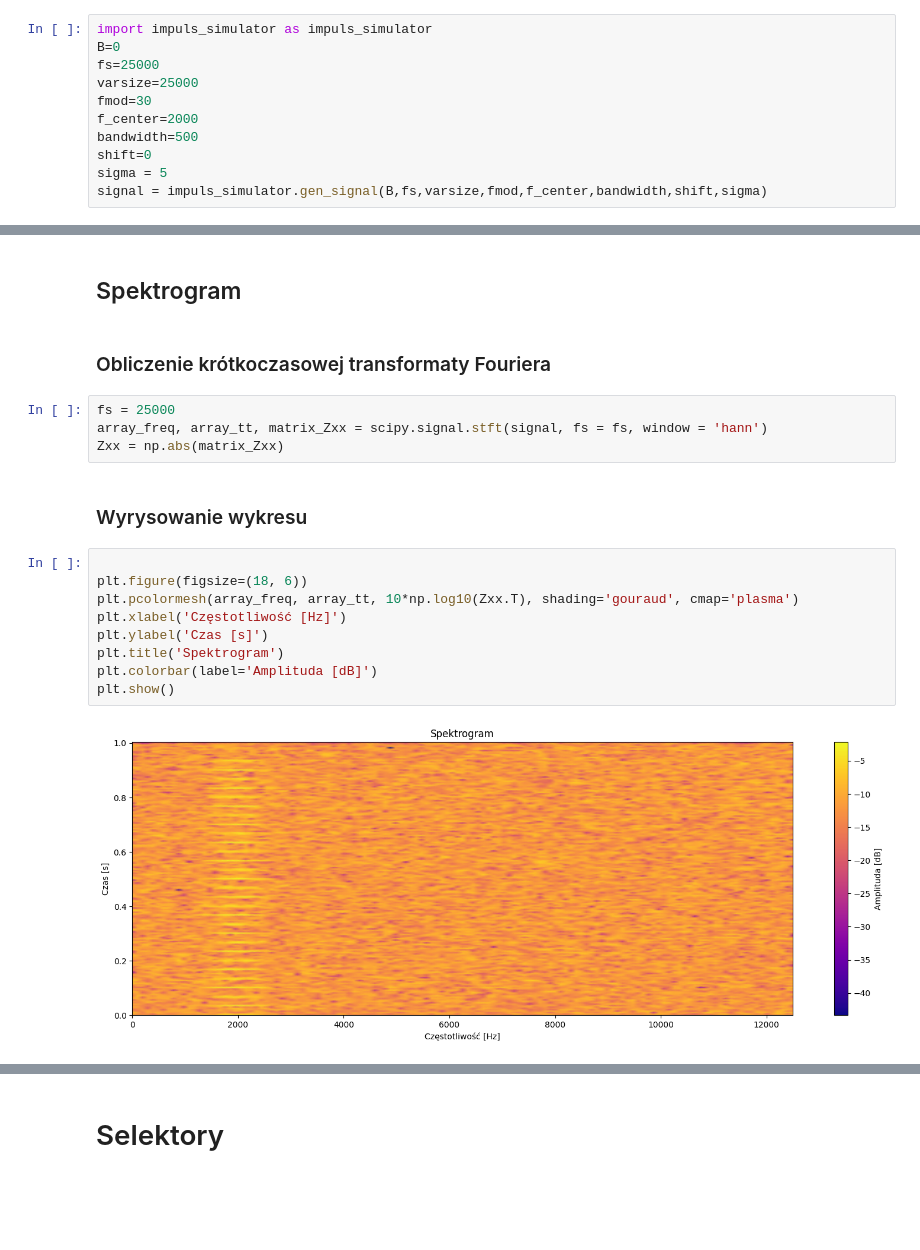
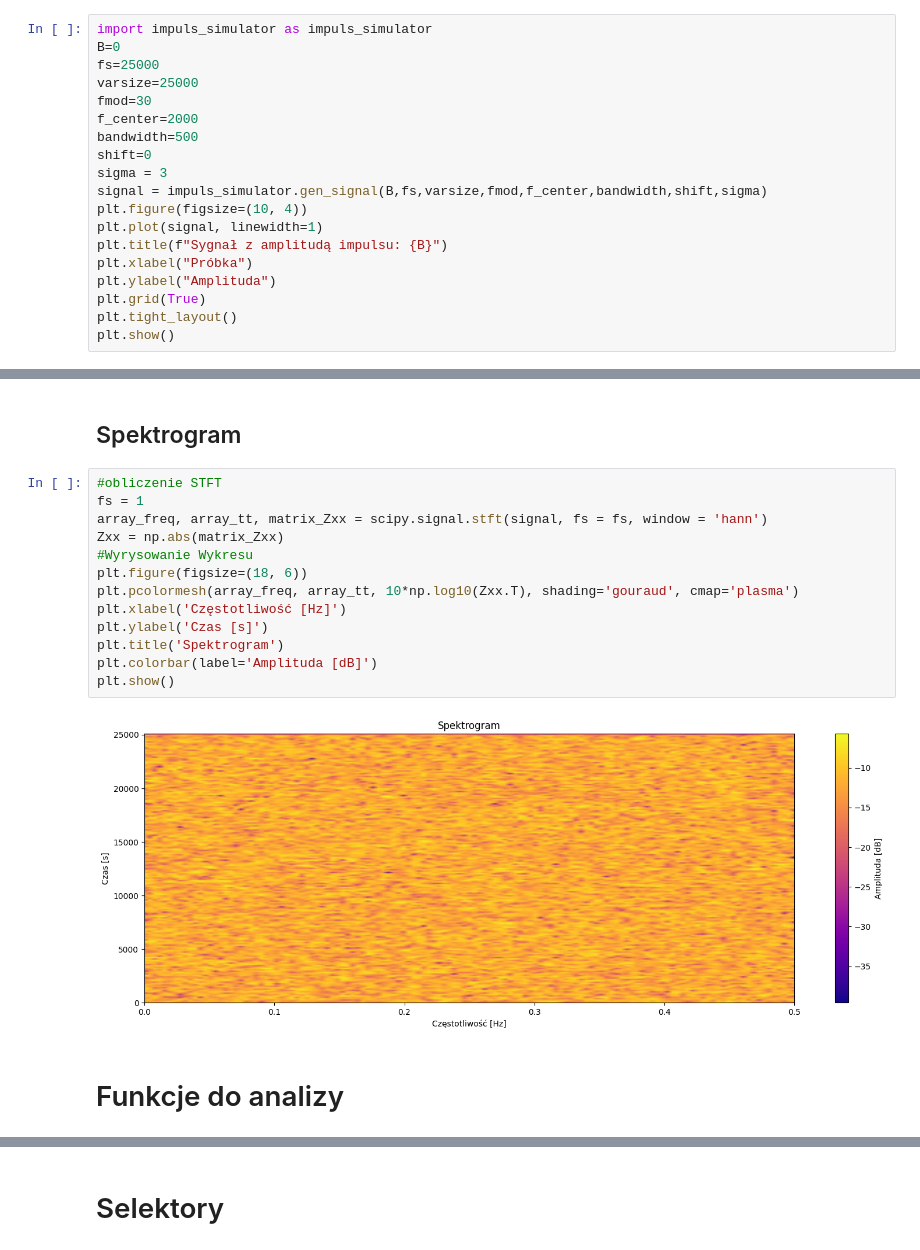
Before and after one commit to MD275996/System-to-identify-anomalies-in-vibration-signals-for-local-damage-detection-in-machines, a Jupyter notebook: main.ipynb, the cells around one changed output, grey strips where cells are left out. Cells and saved outputs as stored; diff of their text form; blank space fills up the shorter version.

```diff
--- a/main.ipynb
+++ b/main.ipynb
@@ -19,5 +36,13 @@ fmod=30
 f_center=2000
 bandwidth=500
 shift=0
-sigma = 5
+sigma = 3
 signal = impuls_simulator.gen_signal(B,fs,varsize,fmod,f_center,bandwidth,shift,sigma)
+plt.figure(figsize=(10, 4))
+plt.plot(signal, linewidth=1)
+plt.title(f"Sygnał z amplitudą impulsu: {B}")
+plt.xlabel("Próbka")
+plt.ylabel("Amplituda")
+plt.grid(True)
+plt.tight_layout()
+plt.show()
@@ -37,21 +51,19 @@ plt.show()
 # %% [markdown]
 ## Spektrogram
-# %% [markdown]
-### Obliczenie krótkoczasowej transformaty Fouriera
-# %%
-fs = 25000
-array_freq, array_tt, matrix_Zxx = scipy.signal.stft(signal, fs = fs, window = 'hann')
-Zxx = np.abs(matrix_Zxx)
-# %% [markdown]
-### Wyrysowanie wykresu
 # %%
-
+#obliczenie STFT
+fs = 1
+array_freq, array_tt, matrix_Zxx = scipy.signal.stft(signal, fs = fs, window = 'hann')
+Zxx = np.abs(matrix_Zxx)
+#Wyrysowanie Wykresu
 plt.figure(figsize=(18, 6))
 plt.pcolormesh(array_freq, array_tt, 10*np.log10(Zxx.T), shading='gouraud', cmap='plasma')
 plt.xlabel('Częstotliwość [Hz]')
 plt.ylabel('Czas [s]')
 plt.title('Spektrogram')
 plt.colorbar(label='Amplituda [dB]')
 plt.show()
 # %% [output]
-[figure, old version]
+[figure, new version]
+# %% [markdown]
+# Funkcje do analizy
```
Also changed, not shown: parts of 28 cells of this notebook.
